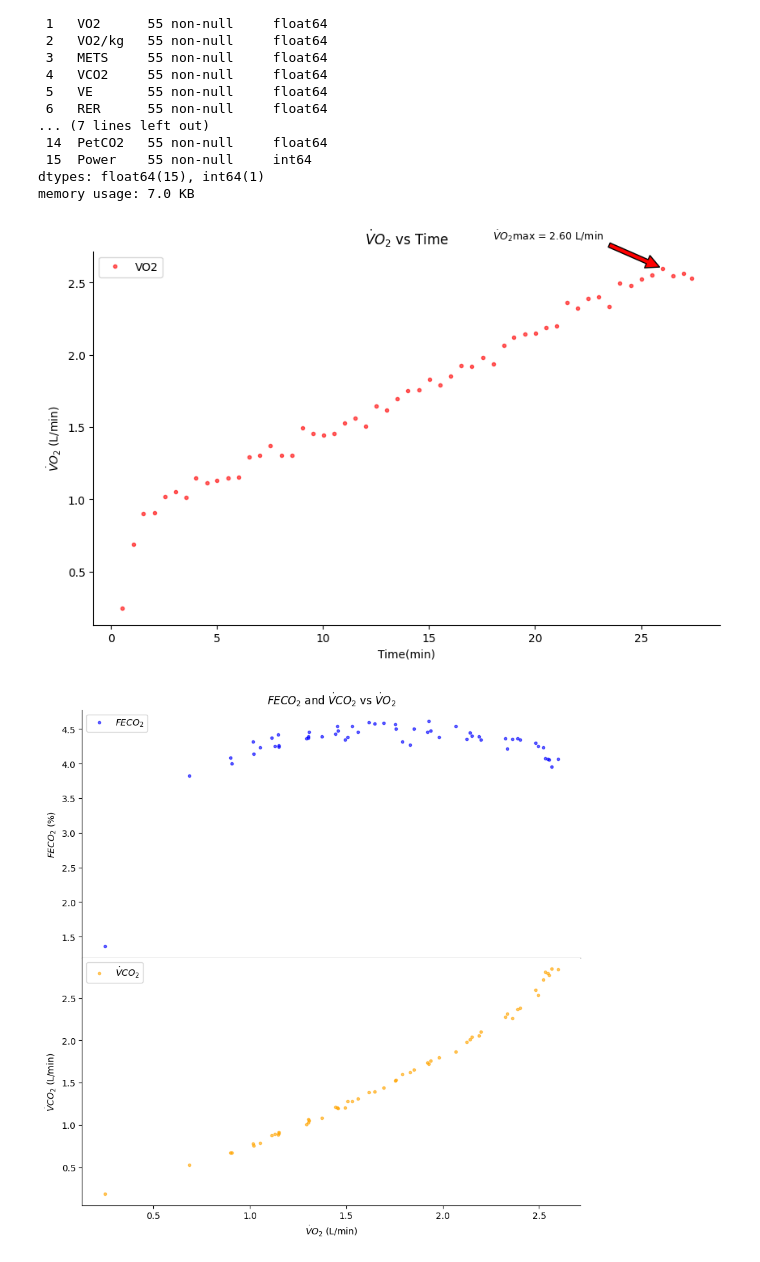
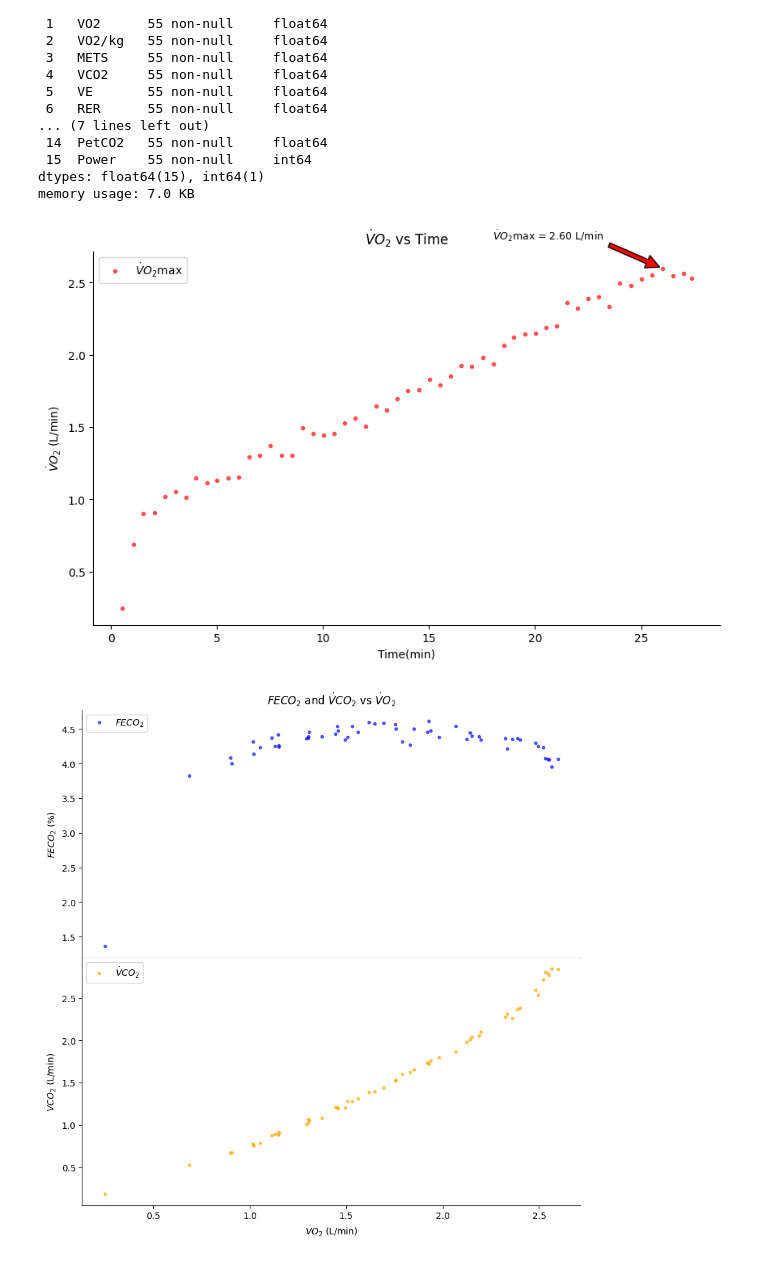
Before and after one commit to joaopelinca/vo2_analysis, a Jupyter notebook: vo2_script.ipynb, the cells around one changed output. Saved outputs shown, nothing was run; the diff lists cells and outputs as text; code cells hidden in the pictures.

```diff
--- a/vo2_script.ipynb
+++ b/vo2_script.ipynb
@@ -57,25 +57,25 @@ memory usage: 7.0 KB
 # %%
 fig, ax = plt.subplots(figsize=(10,6))
 
 # VO2 vs Time
 vo2_max = df['VO2'].max()
 time_max = df['TIME'][df['VO2'].idxmax()]
 
 ax.annotate(r'$\dot{{V}}O_2$max = {:.2f} L/min'.format(round(vo2_max, 2)),
             xy=(time_max, vo2_max),
             xytext=(time_max - 8, vo2_max + 0.2),
             arrowprops=dict(facecolor='red', shrink=0.05),
             fontsize=9)
 
 ax.plot(df['TIME'], df['VO2'], 'o', color='red',
-           markersize=3, alpha=0.6, label='VO2')
+           markersize=3, alpha=0.6, label=r'$\dot{{V}}O_2$max')
 ax.set_xlabel('Time(min)')
 ax.set_ylabel(r'$\dot{V}O_2$ (L/min)')
 ax.set_title(r'$\dot{V}O_2$ vs Time')
 ax.legend(loc='upper left')
 ax.spines[['right', 'top']].set_visible(False)
 # %% [output]
-[figure, old version]
+[figure, new version]
 # %%
 fig, (ax1, ax2) = plt.subplots(2, 1, figsize=(10, 10),
                                sharex=True)
```
Also changed, not shown: parts of 2 cells of this notebook.
